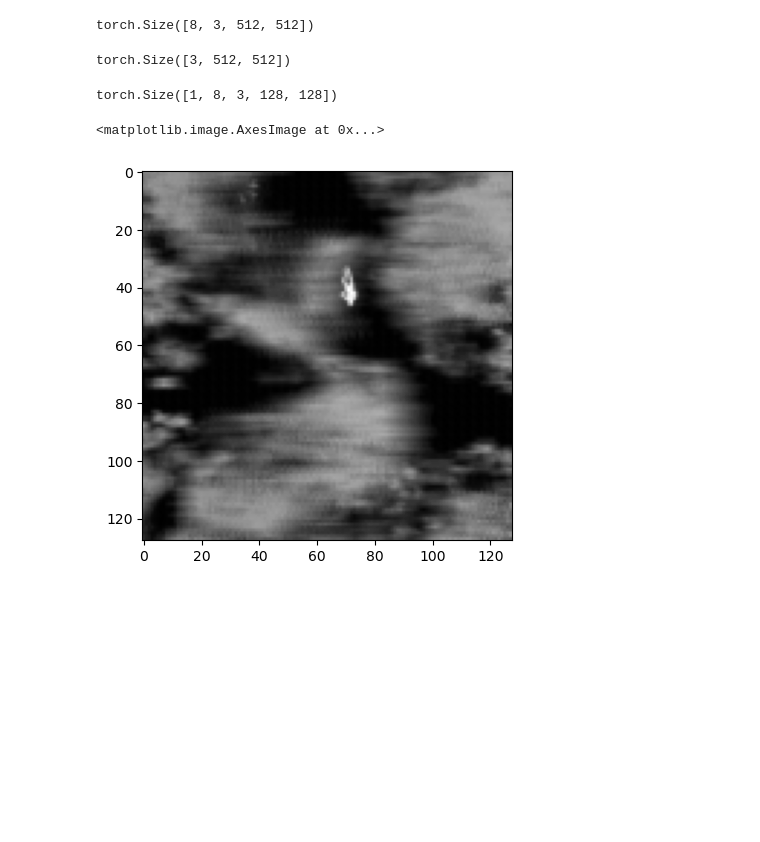
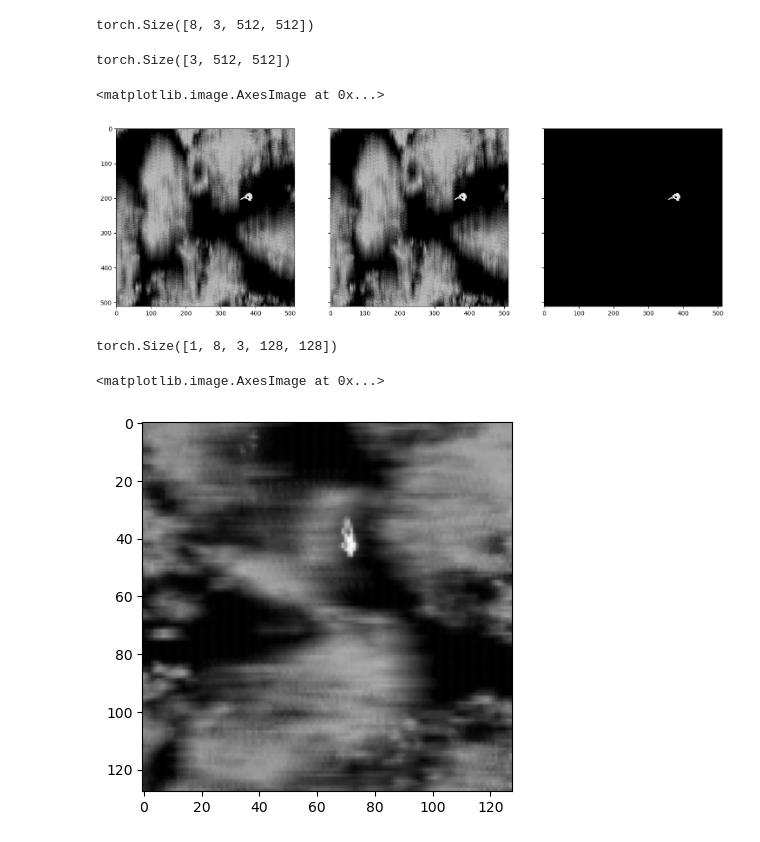
Before and after one commit to ellyhae/AOS_Project, a Jupyter notebook: code/Experiments.ipynb, the cells around one changed output. Saved outputs shown, nothing was run; the diff lists cells and outputs as text; code cells hidden in the pictures; blank space fills up the shorter version.

Commit message:
testing new dataset

```diff
--- a/code/Experiments.ipynb
+++ b/code/Experiments.ipynb
@@ -21,9 +21,9 @@ np.random.seed(43)
 # %%
 from dataset import FocalDataset
 # %%
-ds = FocalDataset()
+ds = FocalDataset(grayscale=False, augment=True, normalize=True)
 # %%
-stack, gt = ds[5]
+stack, gt = ds[2]
 # %%
 stack.shape
 # %% [output]
@@ -32,6 +32,15 @@ torch.Size([8, 3, 512, 512])
 gt.shape
 # %% [output]
 torch.Size([3, 512, 512])
+# %%
+fig, axes = plt.subplots(1, 3, figsize=(18,10), sharey=True)
+
+axes[0].imshow(np.moveaxis(stack[0].numpy(), 0,-1), cmap='gray')
+axes[1].imshow(np.moveaxis(stack[1].numpy(), 0,-1), cmap='gray')
+axes[2].imshow(np.moveaxis(gt.numpy(), 0,-1), cmap='gray')
+# %% [output]
+<matplotlib.image.AxesImage at 0x...>
+[figure, added]
 # %%
 # normalization constants used by pretrained IFCNN
 # only really needed when using pretrained weights
```
Also changed, not shown: parts of 4 cells of this notebook.
